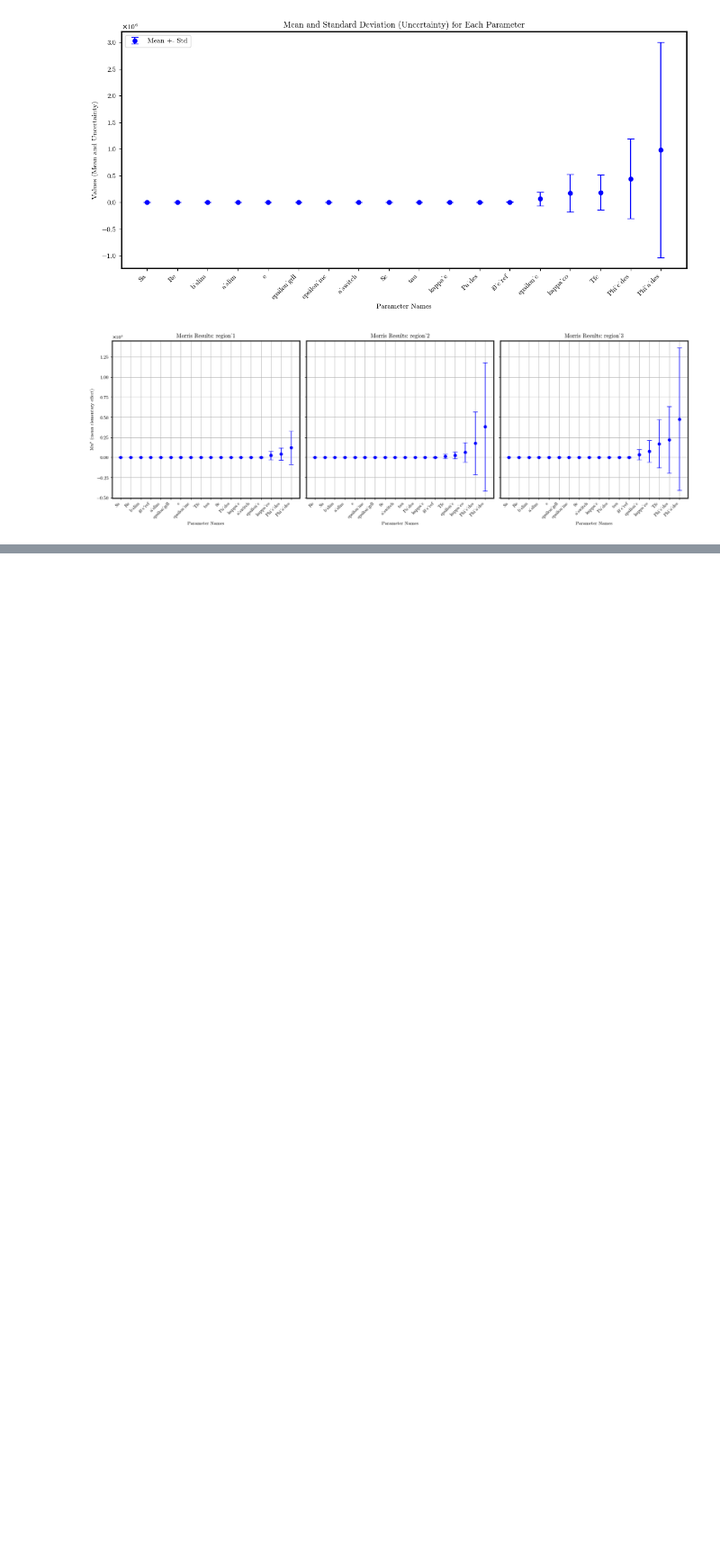
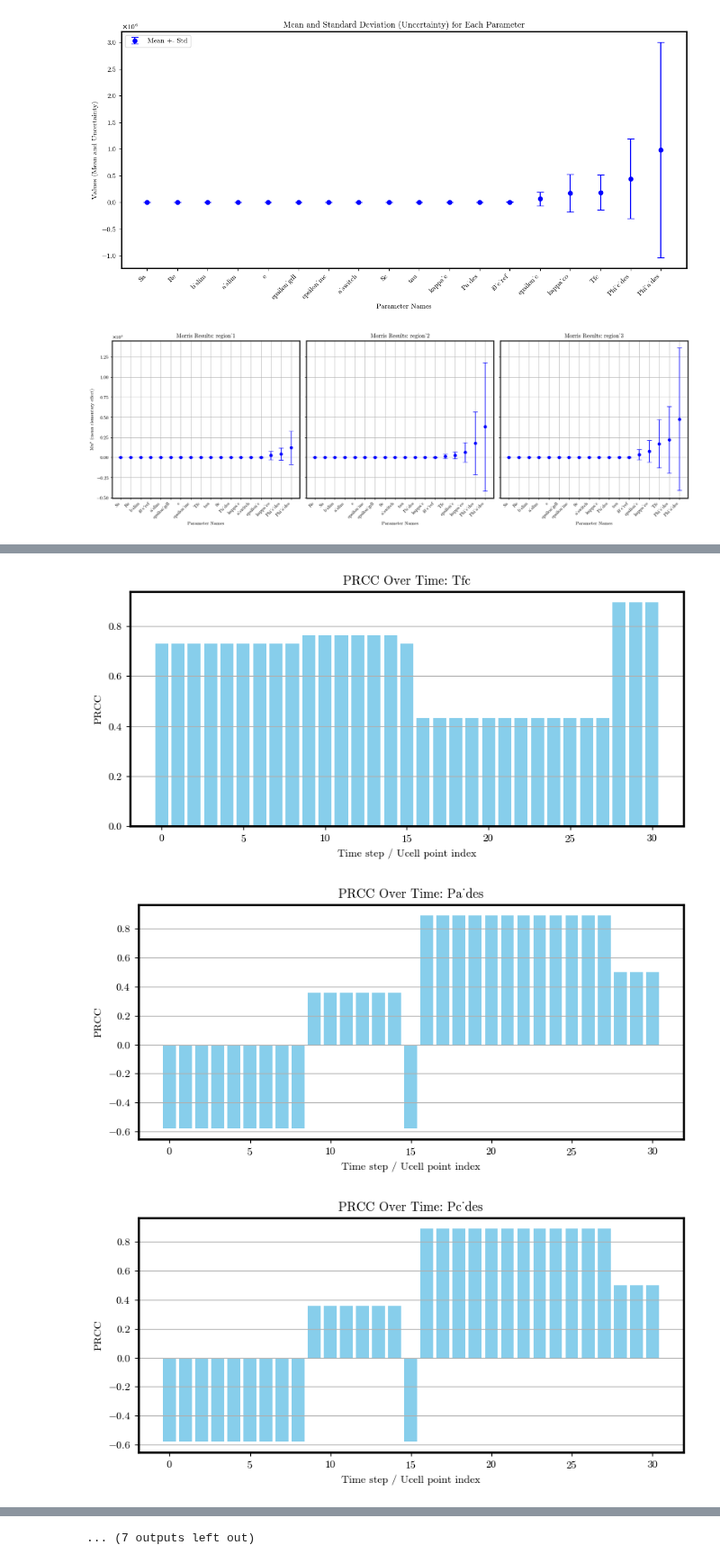
Before and after one commit to DejvisT/Sensitivity-Analysis-and-Surrogate-Modeling-of-PEM-Fuel-Cells, a Jupyter notebook: notebooks/02_sensitivity_analysis.ipynb, the cells around one changed output, grey strips where cells are left out. Shown at 90% size. Saved outputs shown, nothing was run; the diff lists cells and outputs as text; code cells hidden in the pictures; blank space fills up the shorter version.

```diff
--- a/notebooks/02_sensitivity_analysis.ipynb
+++ b/notebooks/02_sensitivity_analysis.ipynb
@@ -232,3 +232,24 @@ def plot_morris_results_all_regions(morris_results):
 plot_morris_results_all_regions(morris_results)
 # %% [output]
 [figure]
+# %%
+import numpy as np
+from pyDOE import lhs  # Latin Hypercube Sampling
+from sklearn.linear_model import LinearRegression
+from scipy.stats import rankdata, spearmanr
+
+# --- Step 1: Define sampling ---
+n_vars = len(PARAMETER_RANGES) + 1
+n_samples = n_vars * 10 # you can choose 180, 500, 1000 etc.
+
+# Latin Hypercube Sampling between [0,1]
+X = lhs(n_vars, samples=n_samples)
+X_df = pd.DataFrame(X, columns=PARAMETER_RANGES.keys())
+rescaled_samples = rescale_samples(X_df, PARAMETER_RANGES)
+
+dependent_parameters = [{'parameter_name': 'Pc_des',
+                         'function': lambda Pa_des: (np.maximum(1.1e5, Pa_des - 0.5e5), np.maximum(1.1e5, Pa_des - 0.1e5)),
+                         'dependent_param': 'Pa_des'}]
+df = apply_dependent_parameters(rescaled_samples, dependent_parameters)
+
+results = get_polarisation_curve_samples(sampled_parameters=df[0:5].to_dict(orient='records'), fixed_parameters=build_fixed_parameters(), save_path=None)
@@ -234,0 +384,24 @@ plot_morris_results_all_regions(morris_results)
+# %%
+import matplotlib.pyplot as plt
+import numpy as np
+
+# Assume you have:
+# prcc_results: shape (n_points, n_features)
+# X.columns: feature names
+
+n_points, n_features = prcc_results.shape
+
+# --- Create one bar plot per feature ---
+for i in range(n_features):
+    plt.figure(figsize=(8, 4))
+    plt.bar(range(n_points), prcc_results[:, i], color='skyblue')
+    plt.xlabel('Time step / Ucell point index')
+    plt.ylabel('PRCC')
+    plt.title(f'PRCC Over Time: {X.columns[i]}')
+    plt.grid(True, axis='y')
+    plt.tight_layout()
+    plt.show()
+# %% [output]
+[figure, added]
+[figure, added]
+[figure, added]
@@ -234,0 +417 @@ plot_morris_results_all_regions(morris_results)
+... (7 outputs left out)
```
Also changed, not shown: parts of 5 cells of this notebook.
